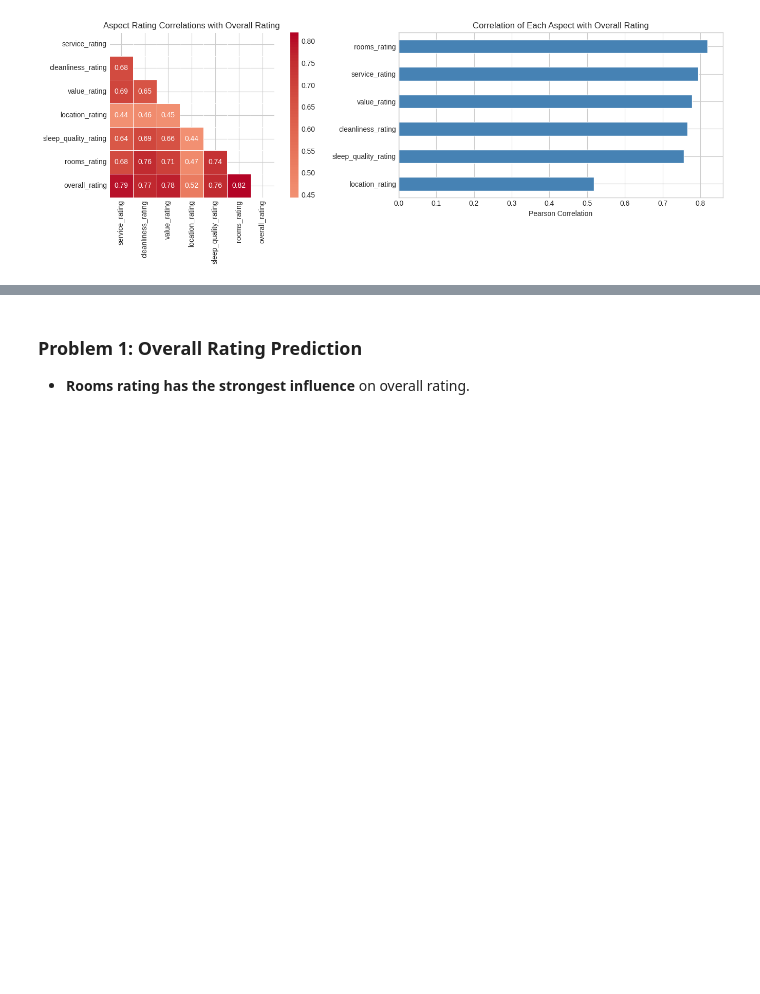
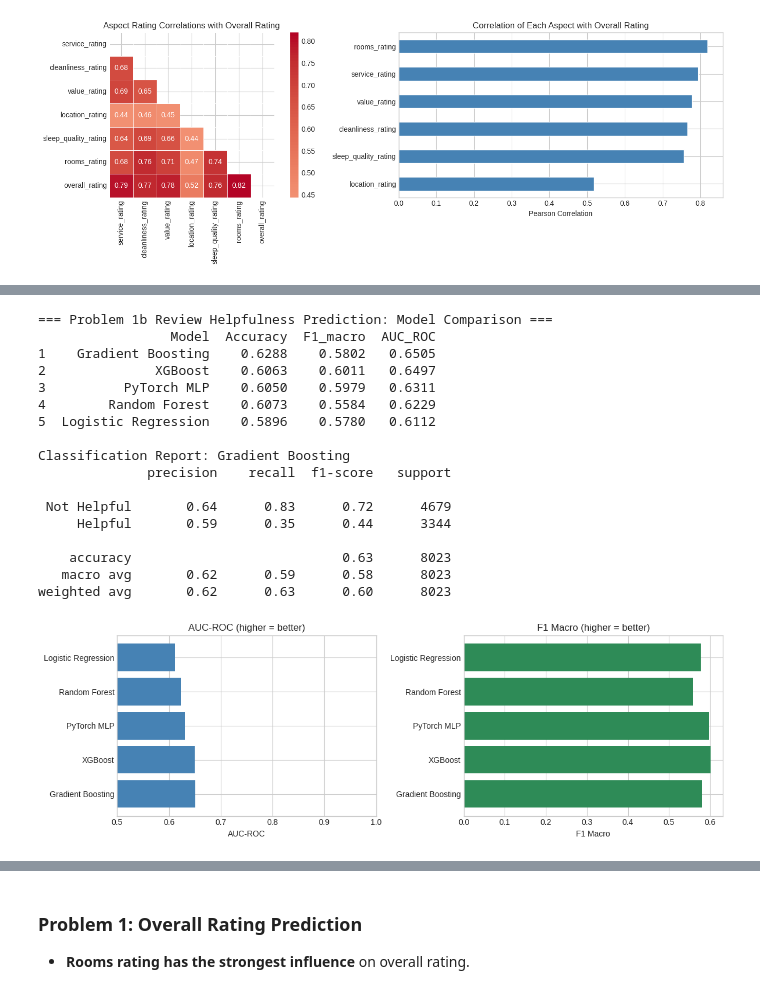
Before and after one commit to nadiavictoria/IS512-Hotel-Analytics, a Jupyter notebook: notebooks/05_predictive_modeling.ipynb, the cells around one changed output, grey strips where cells are left out. Cells and saved outputs as stored; diff of their text form; code cells hidden in the pictures; blank space fills up the shorter version.

Commit message:
Updated notebook 05 to include second problem 1

```diff
--- a/notebooks/05_predictive_modeling.ipynb
+++ b/notebooks/05_predictive_modeling.ipynb
@@ -303,0 +644,53 @@ Recommended model: Gradient Boosting  (RMSE=0.4479, R²=0.8300)
+# %%
+# Results comparison
+res_1b_df = pd.DataFrame(results_1b).sort_values('AUC_ROC', ascending=False).reset_index(drop=True)
+res_1b_df.index += 1
+print('=== Problem 1b Review Helpfulness Prediction: Model Comparison ===')
+print(res_1b_df.to_string())
+
+# Details for best model
+best_1b_name = res_1b_df.iloc[0]['Model']
+model_map = {
+    'Logistic Regression': (log_reg, X_te_1b_s),
+    'Random Forest':       (rf_clf, X_te_1b),
+    'Gradient Boosting':   (gb_clf, X_te_1b),
+}
+if best_1b_name in model_map:
+    best_m, best_X = model_map[best_1b_name]
+    print(f'\nClassification Report: {best_1b_name}')
+    print(classification_report(y_te_1b, best_m.predict(best_X),
+                                 target_names=['Not Helpful', 'Helpful']))
+
+# Model comparison bar chart
+fig, axes = plt.subplots(1, 2, figsize=(12, 4))
+
+axes[0].barh(res_1b_df['Model'], res_1b_df['AUC_ROC'], color='steelblue')
+axes[0].set_xlabel('AUC-ROC')
+axes[0].set_title('AUC-ROC (higher = better)')
+axes[0].set_xlim(0.5, 1.0)
+
+axes[1].barh(res_1b_df['Model'], res_1b_df['F1_macro'], color='seagreen')
+axes[1].set_xlabel('F1 Macro')
+axes[1].set_title('F1 Macro (higher = better)')
+
+plt.tight_layout()
+plt.show()
+# %% [output]
+=== Problem 1b Review Helpfulness Prediction: Model Comparison ===
+                 Model  Accuracy  F1_macro  AUC_ROC
+1    Gradient Boosting    0.6288    0.5802   0.6505
+2              XGBoost    0.6063    0.6011   0.6497
+3          PyTorch MLP    0.6050    0.5979   0.6311
+4        Random Forest    0.6073    0.5584   0.6229
+5  Logistic Regression    0.5896    0.5780   0.6112
+
+Classification Report: Gradient Boosting
+              precision    recall  f1-score   support
+
+ Not Helpful       0.64      0.83      0.72      4679
+     Helpful       0.59      0.35      0.44      3344
+
+    accuracy                           0.63      8023
+   macro avg       0.62      0.59      0.58      8023
+weighted avg       0.62      0.63      0.60      8023
+[figure, added]
```
Also changed, not shown: parts of 14 cells of this notebook, 1 other file.
